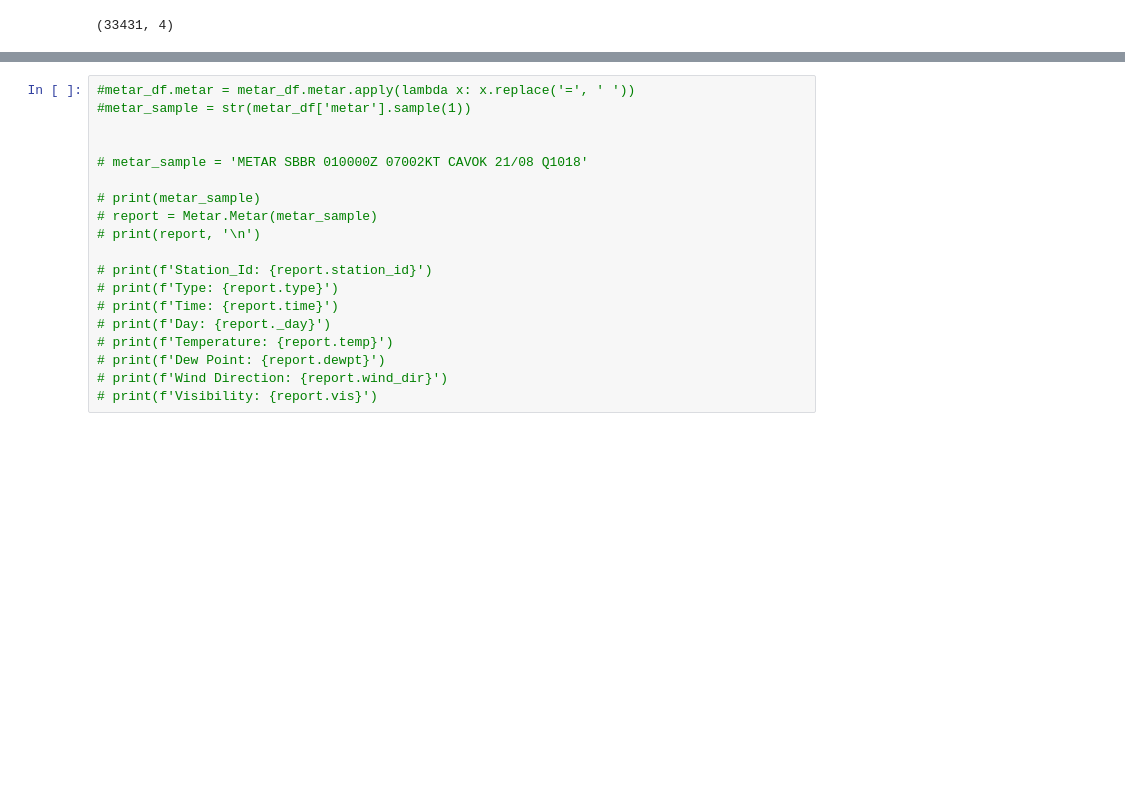
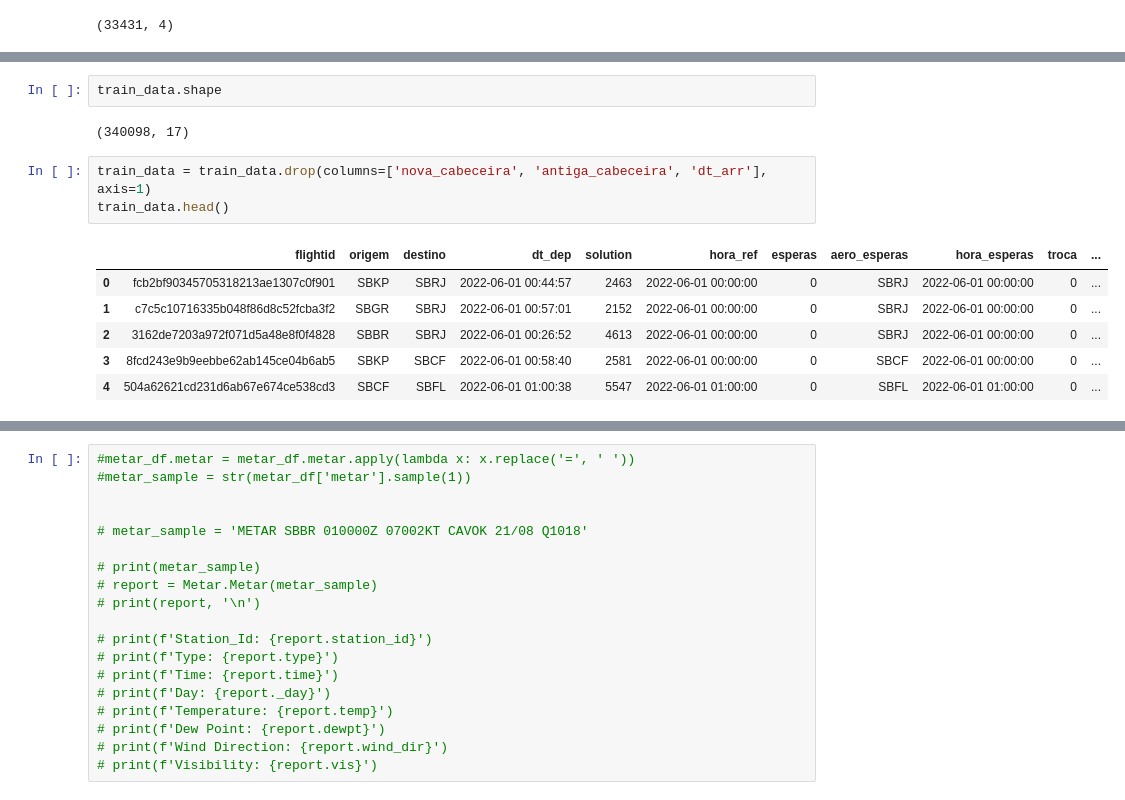
Before and after one commit to InAI-Delta/ita-datascience-2023, a Jupyter notebook: initial_analysis.ipynb, the cells around one changed output, grey strips where cells are left out. Drawn from its saved outputs; the diff is of its cells as text; blank space fills up the shorter version.

```diff
--- a/initial_analysis.ipynb
+++ b/initial_analysis.ipynb
@@ -166,0 +275,14 @@ prev_merged.head()
+# %%
+train_data.shape
+# %% [output]
+(340098, 17)
+# %%
+train_data = train_data.drop(columns=['nova_cabeceira', 'antiga_cabeceira', 'dt_arr'], axis=1)
+train_data.head()
+# %% [output]
+|  | flightid | origem | destino | dt_dep | solution | hora_ref | esperas | aero_esperas | hora_esperas | troca | ... |
+| 0 | fcb2bf90345705318213ae1307c0f901 | SBKP | SBRJ | 2022-06-01 00:44:57 | 2463 | 2022-06-01 00:00:00 | 0 | SBRJ | 2022-06-01 00:00:00 | 0 | ... |
+| 1 | c7c5c10716335b048f86d8c52fcba3f2 | SBGR | SBRJ | 2022-06-01 00:57:01 | 2152 | 2022-06-01 00:00:00 | 0 | SBRJ | 2022-06-01 00:00:00 | 0 | ... |
+| 2 | 3162de7203a972f071d5a48e8f0f4828 | SBBR | SBRJ | 2022-06-01 00:26:52 | 4613 | 2022-06-01 00:00:00 | 0 | SBRJ | 2022-06-01 00:00:00 | 0 | ... |
+| 3 | 8fcd243e9b9eebbe62ab145ce04b6ab5 | SBKP | SBCF | 2022-06-01 00:58:40 | 2581 | 2022-06-01 00:00:00 | 0 | SBCF | 2022-06-01 00:00:00 | 0 | ... |
+| 4 | 504a62621cd231d6ab67e674ce538cd3 | SBCF | SBFL | 2022-06-01 01:00:38 | 5547 | 2022-06-01 01:00:00 | 0 | SBFL | 2022-06-01 01:00:00 | 0 | ... |
```
Also changed, not shown: parts of 16 cells of this notebook.
